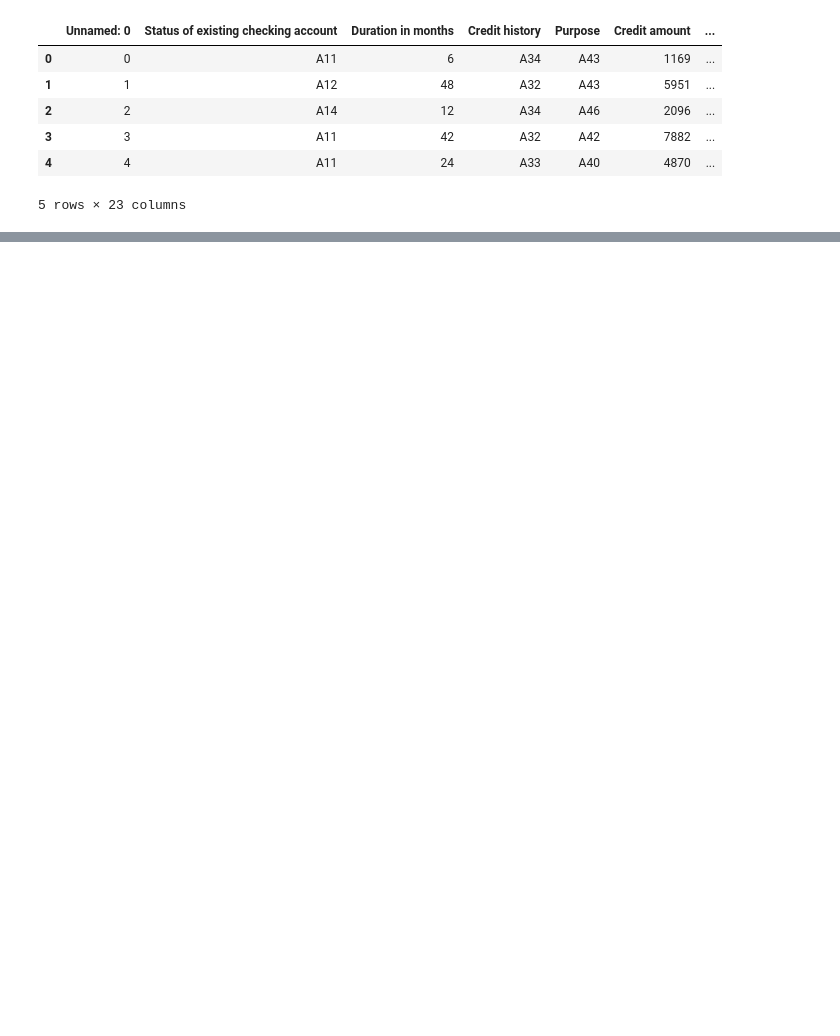
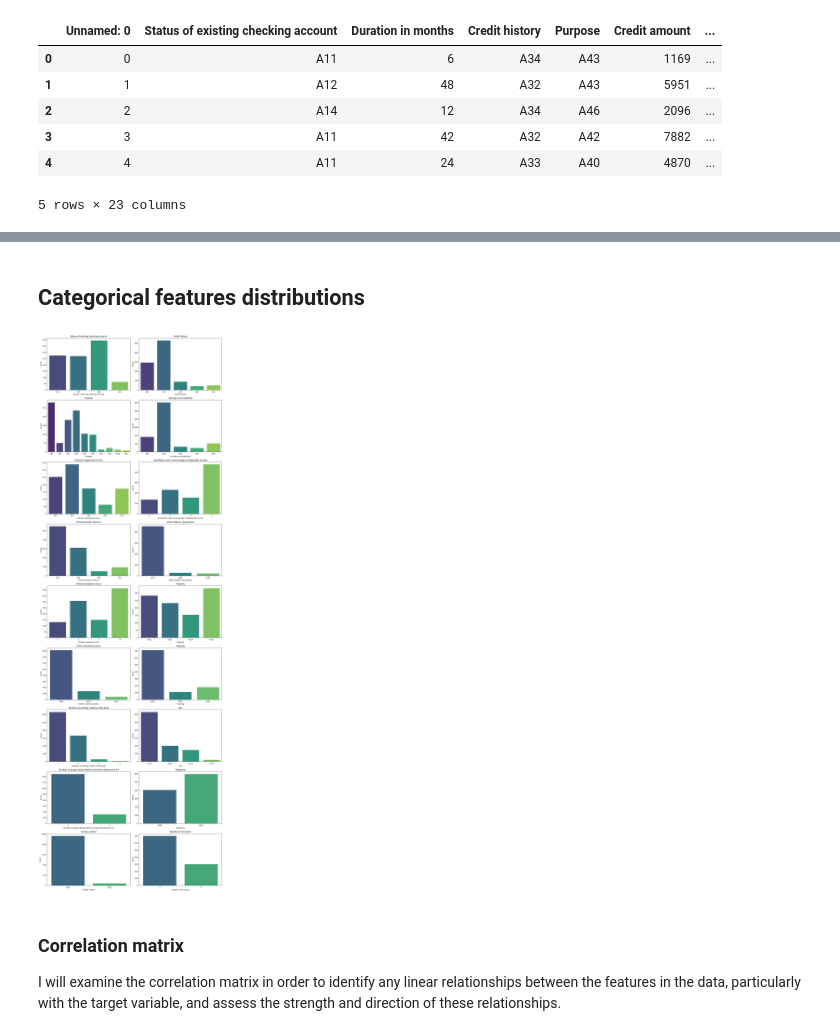
Before and after one commit to sumup-challenges/lending-ds-challenge, a Jupyter notebook: your-work/your-code.ipynb, the cells around one changed output, grey strips where cells are left out. Cells and saved outputs as stored; diff of their text form; code cells hidden in the pictures; blank space fills up the shorter version.

```diff
--- a/your-work/your-code.ipynb
+++ b/your-work/your-code.ipynb
@@ -49,0 +254,29 @@ data.head()
+# %% [markdown]
+## Categorical features distributions
+# %%
+columns_to_plot = data.drop(columns=['Age in years',  'Duration in months', 'Credit amount', 'Credit risk']).columns
+
+num_columns = len(columns_to_plot)
+num_rows = (num_columns + 1) // 2
+
+fig, axes = plt.subplots(num_rows, 2, figsize=(15, 5 * num_rows))
+
+axes = axes.flatten()
+
+for i, column in enumerate(columns_to_plot):
+    sns.countplot(data=data, x=column, ax=axes[i], palette='viridis')
+    axes[i].set_title(f'{column}')
+    axes[i].set_xlabel(column)
+    axes[i].set_ylabel('Count')
+    axes[i].set_xticklabels(axes[i].get_xticklabels(), rotation=0)
+
+if num_columns % 2 != 0:
+    fig.delaxes(axes[-1])
+
+plt.tight_layout()
+plt.show()
+# %% [output]
+[figure, added]
+# %% [markdown]
+### Correlation matrix
+I will examine the correlation matrix in order to identify any linear relationships between the features in the data, particularly with the target variable, and assess the strength and direction of these relationships.
```
Also changed, not shown: parts of 74 cells of this notebook.
